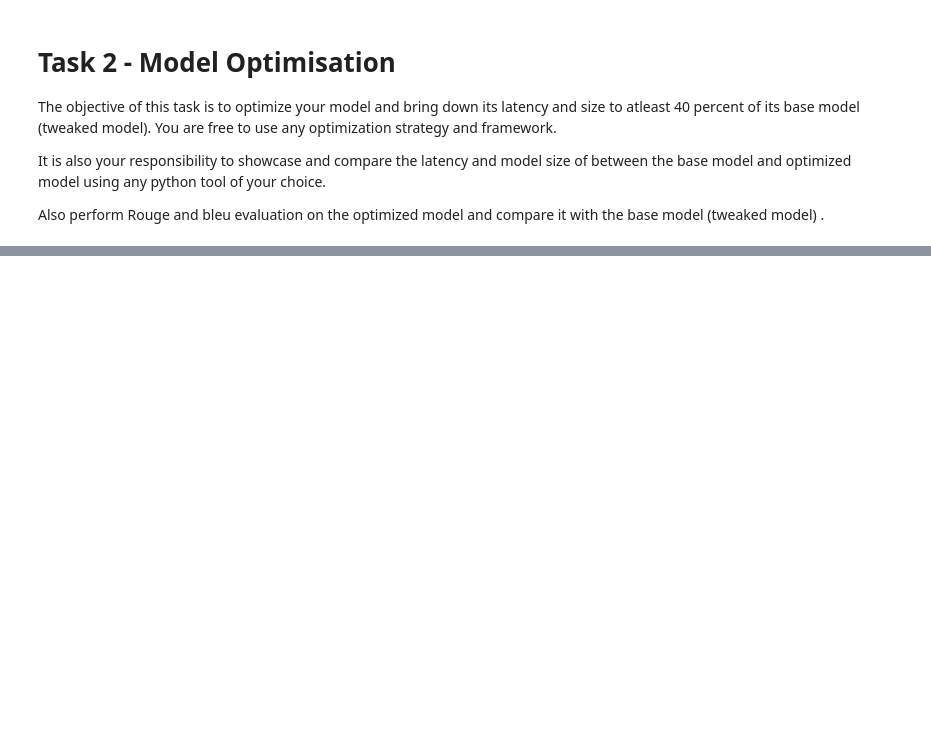
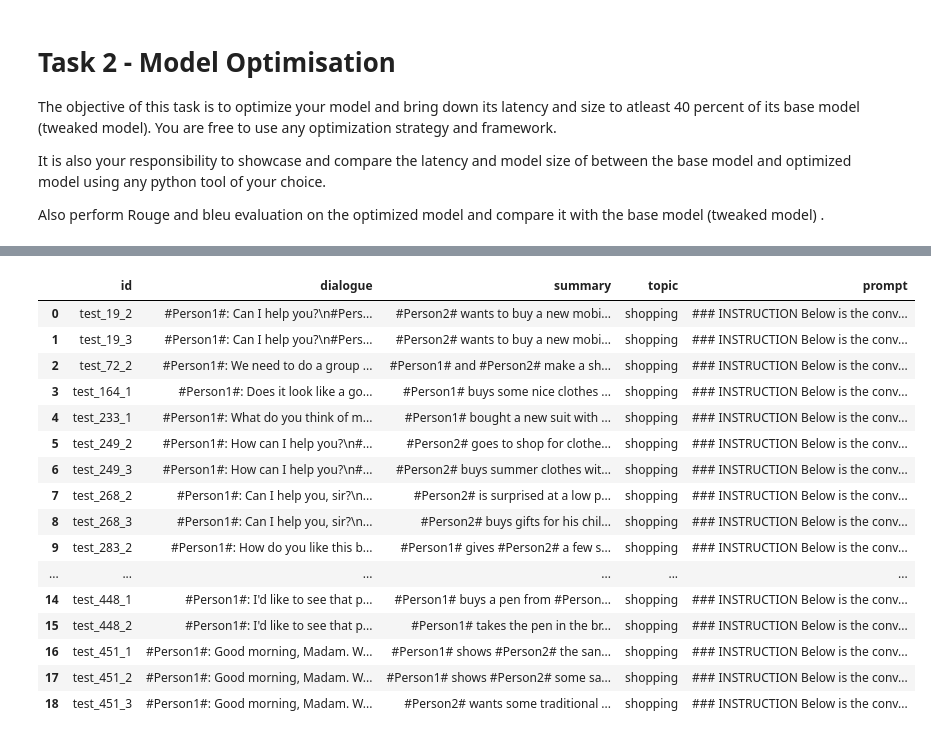
Before and after one commit to hemanthyernagula/MlOps-Assignment-2, a Jupyter notebook: Model_Fine_Tuning_and_Optimization_Task.ipynb, the cells around one changed output, grey strips where cells are left out. Drawn from its saved outputs; the diff is of its cells as text; code cells hidden in the pictures; blank space fills up the shorter version.

```diff
--- a/Model_Fine_Tuning_and_Optimization_Task.ipynb
+++ b/Model_Fine_Tuning_and_Optimization_Task.ipynb
@@ -17,0 +30,8 @@ Also perform Rouge and bleu evaluation on the optimized model  and compare it wi
+# %%
+BASE_PATH = "/Documents/assignments/"
+DATA_PATH = f"{BASE_PATH}data/CSV/"
+# %%
+DATA = {}
+for data_path in glob(DATA_PATH+"**.csv"):
+    data_name = data_path.split("/")[-1].replace(".csv", "")
+    DATA[data_name] = pd.read_csv(data_path)
@@ -17,0 +518,18 @@ Also perform Rouge and bleu evaluation on the optimized model  and compare it wi
+# %%
+def one_shot_stratagy_prompt(df):
+    """
+    """
+    topic = "shopping"
+    print(f"predicting with one shot tuned prompt")
+    INSTRUCTION = "### INSTRUCTION Below is the conversation between two persons. Generate summary of the conversation,"
+    INSTRUCTION2 = "### INSTRUCTION2: Below is summary of another conversation, Generate the summary of the conversation "
+    SAMPLE_RESPONSE = "### SUMMARY:\n"
+    if topic in list(DATA['train'].topic.values):
+        print(f"trying to {topic} prompt from training data")
+        EXAMPLE_CONV = DATA['train'][DATA['train']['topic'] == topic].iloc[0].dialogue
+        EXAMPLE_SUMM = DATA['train'][DATA['train']['topic'] == topic].iloc[0].summary
+    else:
+        EXAMPLE_CONV = DATA["train"].iloc[0].dialogue
+        EXAMPLE_SUMM = DATA["train"].iloc[0].summary
+
+    return   INSTRUCTION + "\n" + EXAMPLE_CONV + "\n" + SAMPLE_RESPONSE +  "\n\n"  + EXAMPLE_SUMM + "\n\n" + INSTRUCTION2 + "\n\n" + df.dialogue + "\n\n" + df.summary + "\n\n"  + SAMPLE_RESPONSE
@@ -17,0 +565,20 @@ Also perform Rouge and bleu evaluation on the optimized model  and compare it wi
+# %%
+temp_data
+# %% [output]
+|  | id | dialogue | summary | topic | prompt |
+| 0 | test_19_2 | #Person1#: Can I help you?\n#Pers... | #Person2# wants to buy a new mobi... | shopping | ### INSTRUCTION Below is the conv... |
+| 1 | test_19_3 | #Person1#: Can I help you?\n#Pers... | #Person2# wants to buy a new mobi... | shopping | ### INSTRUCTION Below is the conv... |
+| 2 | test_72_2 | #Person1#: We need to do a group ... | #Person1# and #Person2# make a sh... | shopping | ### INSTRUCTION Below is the conv... |
+| 3 | test_164_1 | #Person1#: Does it look like a go... | #Person1# buys some nice clothes ... | shopping | ### INSTRUCTION Below is the conv... |
+| 4 | test_233_1 | #Person1#: What do you think of m... | #Person1# bought a new suit with ... | shopping | ### INSTRUCTION Below is the conv... |
+| 5 | test_249_2 | #Person1#: How can I help you?\n#... | #Person2# goes to shop for clothe... | shopping | ### INSTRUCTION Below is the conv... |
+| 6 | test_249_3 | #Person1#: How can I help you?\n#... | #Person2# buys summer clothes wit... | shopping | ### INSTRUCTION Below is the conv... |
+| 7 | test_268_2 | #Person1#: Can I help you, sir?\n... | #Person2# is surprised at a low p... | shopping | ### INSTRUCTION Below is the conv... |
+| 8 | test_268_3 | #Person1#: Can I help you, sir?\n... | #Person2# buys gifts for his chil... | shopping | ### INSTRUCTION Below is the conv... |
+| 9 | test_283_2 | #Person1#: How do you like this b... | #Person1# gives #Person2# a few s... | shopping | ### INSTRUCTION Below is the conv... |
+| ... | ... | ... | ... | ... | ... |
+| 14 | test_448_1 | #Person1#: I'd like to see that p... | #Person1# buys a pen from #Person... | shopping | ### INSTRUCTION Below is the conv... |
+| 15 | test_448_2 | #Person1#: I'd like to see that p... | #Person1# takes the pen in the br... | shopping | ### INSTRUCTION Below is the conv... |
+| 16 | test_451_1 | #Person1#: Good morning, Madam. W... | #Person1# shows #Person2# the san... | shopping | ### INSTRUCTION Below is the conv... |
+| 17 | test_451_2 | #Person1#: Good morning, Madam. W... | #Person1# shows #Person2# some sa... | shopping | ### INSTRUCTION Below is the conv... |
+| 18 | test_451_3 | #Person1#: Good morning, Madam. W... | #Person2# wants some traditional ... | shopping | ### INSTRUCTION Below is the conv... |
```
Also changed, not shown: parts of 70 cells of this notebook.
